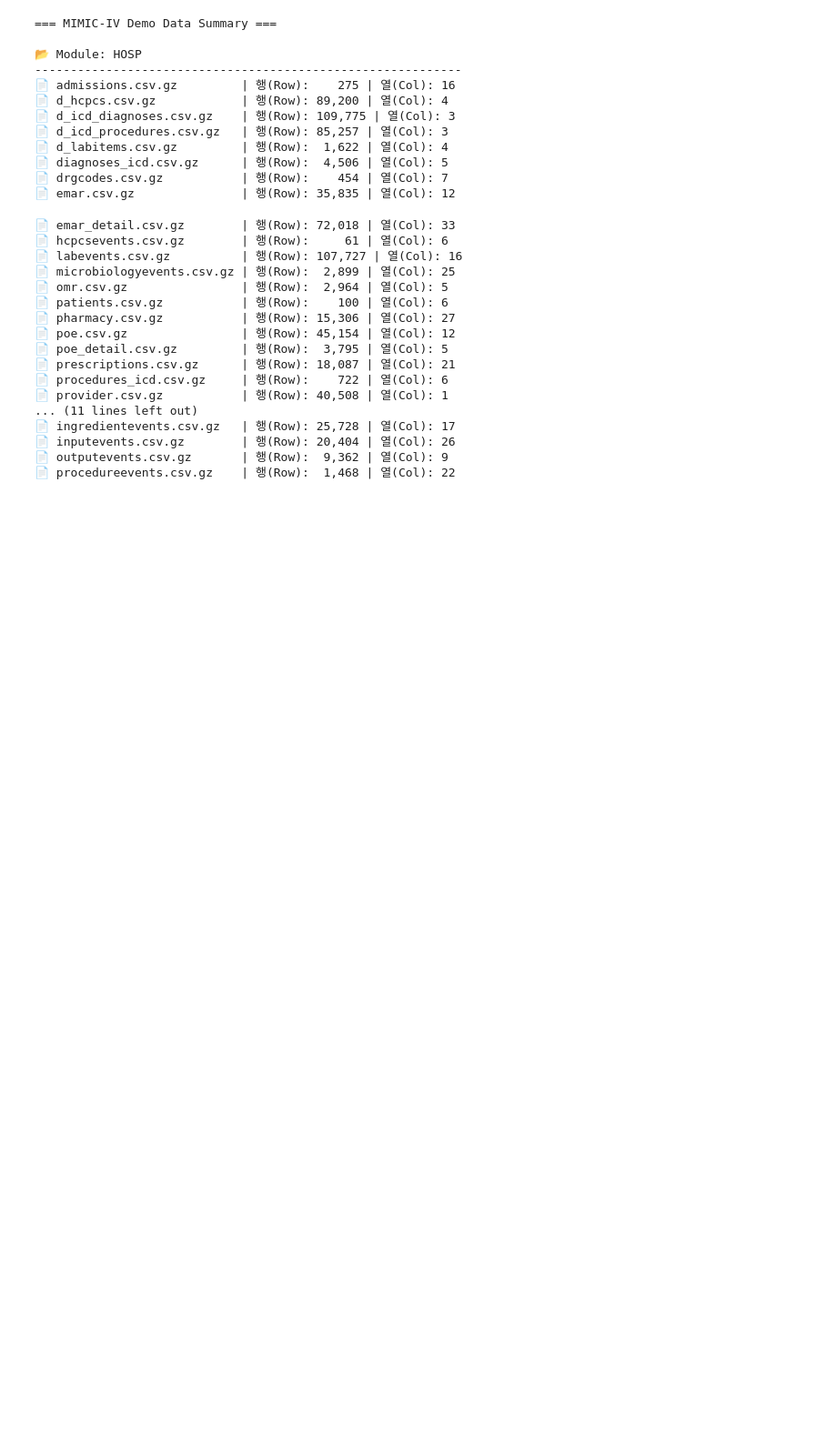
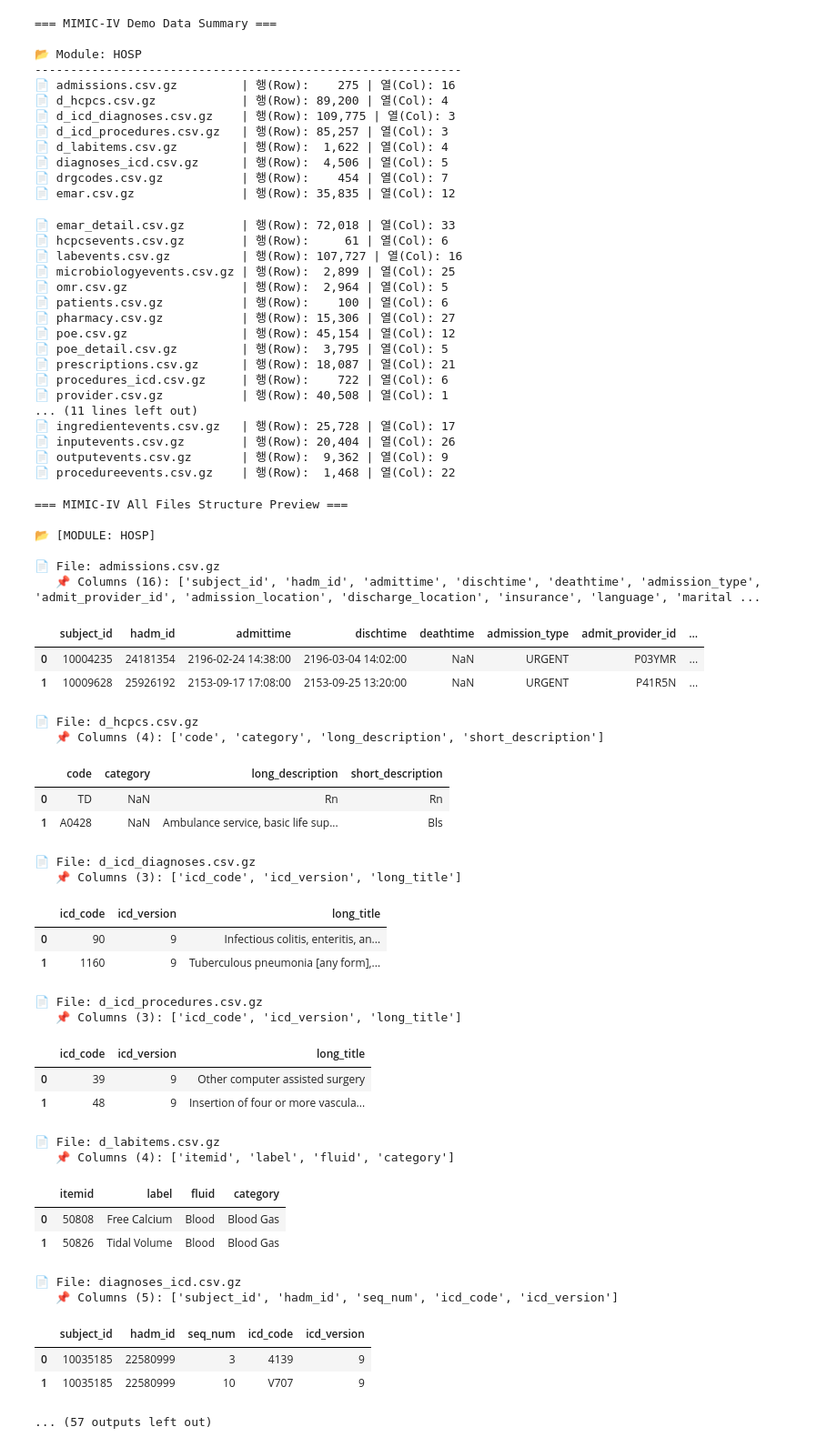
Before and after one commit to jopulation/mimic-iv-analytics, a Jupyter notebook: notebooks/00_data_profiling.ipynb, the cells around one changed output. Shown at 91% size. Drawn from its saved outputs; the diff is of its cells as text; code cells hidden in the pictures; blank space fills up the shorter version.

Commit message:
feat: 데이터 전수 조사 및 명세 확인 스크립트 추가 (00_data_profiling)

```diff
--- a/notebooks/00_data_profiling.ipynb
+++ b/notebooks/00_data_profiling.ipynb
@@ -63,3 +63,73 @@ for module in modules:
 📄 inputevents.csv.gz        | 행(Row): 20,404 | 열(Col): 26
 📄 outputevents.csv.gz       | 행(Row):  9,362 | 열(Col): 9
 📄 procedureevents.csv.gz    | 행(Row):  1,468 | 열(Col): 22
+# %%
+import pandas as pd
+import os
+
+# 데이터 폴더 경로
+base_path = '../data/'
+modules = ['hosp', 'icu']
+
+print("=== MIMIC-IV All Files Structure Preview ===\n")
+
+for module in modules:
+    module_path = os.path.join(base_path, module)
+    if not os.path.exists(module_path):
+        continue
+
+    print(f"📂 [MODULE: {module.upper()}]")
+
+    files = sorted([f for f in os.listdir(module_path) if f.endswith('.csv.gz')])
+
+    for file in files:
+        file_path = os.path.join(module_path, file)
+        try:
+            # 핵심: nrows=2 옵션으로 딱 2줄만 읽어서 구조만 파악 (속도 엄청 빠름)
+            df = pd.read_csv(file_path, compression='gzip', nrows=2)
+
+            print(f"\n📄 File: {file}")
+            print(f"   📌 Columns ({len(df.columns)}): {list(df.columns)}")
+            # 데이터 예시
+            display(df.head(2))
+
+        except Exception as e:
+            print(f"❌ Error: {file} - {e}")
+
+    print("\n" + "="*80 + "\n")
+# %% [output]
+=== MIMIC-IV All Files Structure Preview ===
+
+📂 [MODULE: HOSP]
+
+📄 File: admissions.csv.gz
+   📌 Columns (16): ['subject_id', 'hadm_id', 'admittime', 'dischtime', 'deathtime', 'admission_type', 'admit_provider_id', 'admission_location', 'discharge_location', 'insurance', 'language', 'marital ...
+|  | subject_id | hadm_id | admittime | dischtime | deathtime | admission_type | admit_provider_id | ... |
+| 0 | 10004235 | 24181354 | 2196-02-24 14:38:00 | 2196-03-04 14:02:00 | NaN | URGENT | P03YMR | ... |
+| 1 | 10009628 | 25926192 | 2153-09-17 17:08:00 | 2153-09-25 13:20:00 | NaN | URGENT | P41R5N | ... |
+📄 File: d_hcpcs.csv.gz
+   📌 Columns (4): ['code', 'category', 'long_description', 'short_description']
+|  | code | category | long_description | short_description |
+| 0 | TD | NaN | Rn | Rn |
+| 1 | A0428 | NaN | Ambulance service, basic life sup... | Bls |
+📄 File: d_icd_diagnoses.csv.gz
+   📌 Columns (3): ['icd_code', 'icd_version', 'long_title']
+|  | icd_code | icd_version | long_title |
+| 0 | 90 | 9 | Infectious colitis, enteritis, an... |
+| 1 | 1160 | 9 | Tuberculous pneumonia [any form],... |
+📄 File: d_icd_procedures.csv.gz
+   📌 Columns (3): ['icd_code', 'icd_version', 'long_title']
+|  | icd_code | icd_version | long_title |
+| 0 | 39 | 9 | Other computer assisted surgery |
+| 1 | 48 | 9 | Insertion of four or more vascula... |
+📄 File: d_labitems.csv.gz
+   📌 Columns (4): ['itemid', 'label', 'fluid', 'category']
+|  | itemid | label | fluid | category |
+| 0 | 50808 | Free Calcium | Blood | Blood Gas |
+| 1 | 50826 | Tidal Volume | Blood | Blood Gas |
+📄 File: diagnoses_icd.csv.gz
+   📌 Columns (5): ['subject_id', 'hadm_id', 'seq_num', 'icd_code', 'icd_version']
+|  | subject_id | hadm_id | seq_num | icd_code | icd_version |
+| 0 | 10035185 | 22580999 | 3 | 4139 | 9 |
+| 1 | 10035185 | 22580999 | 10 | V707 | 9 |
+... (57 outputs left out)
```
